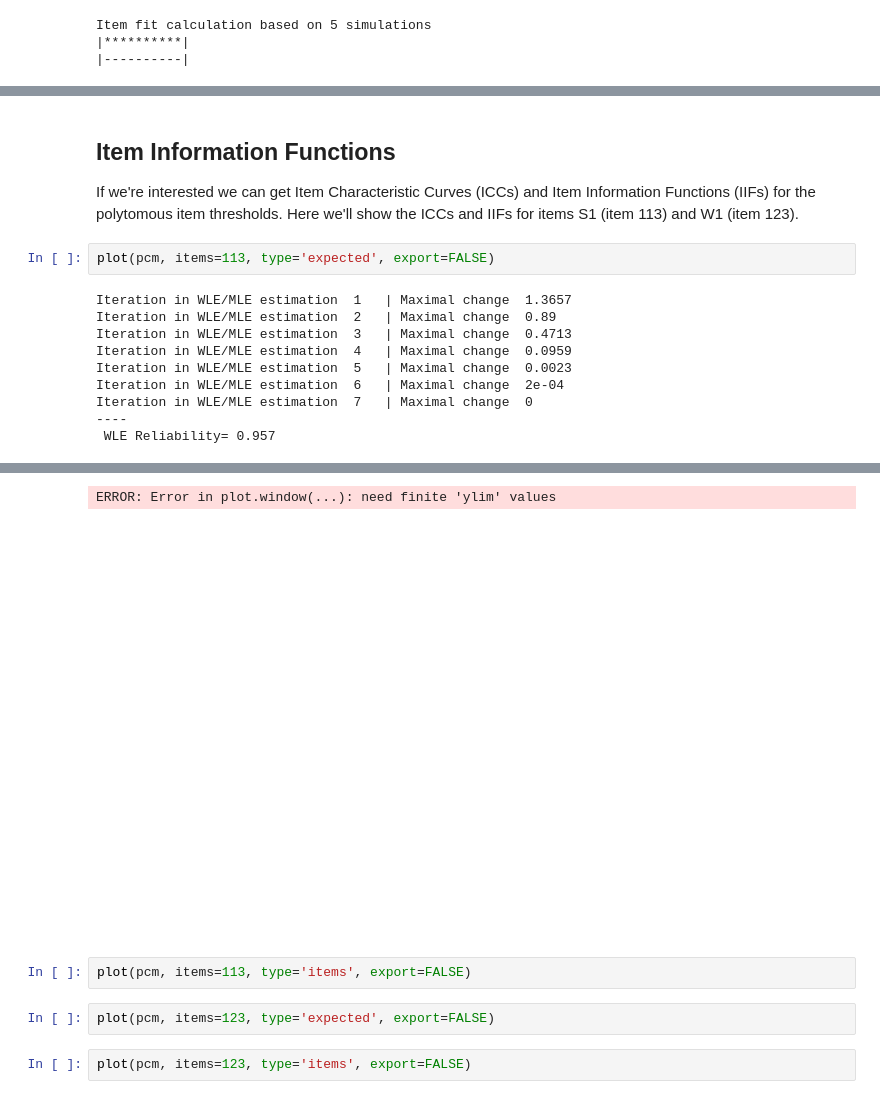
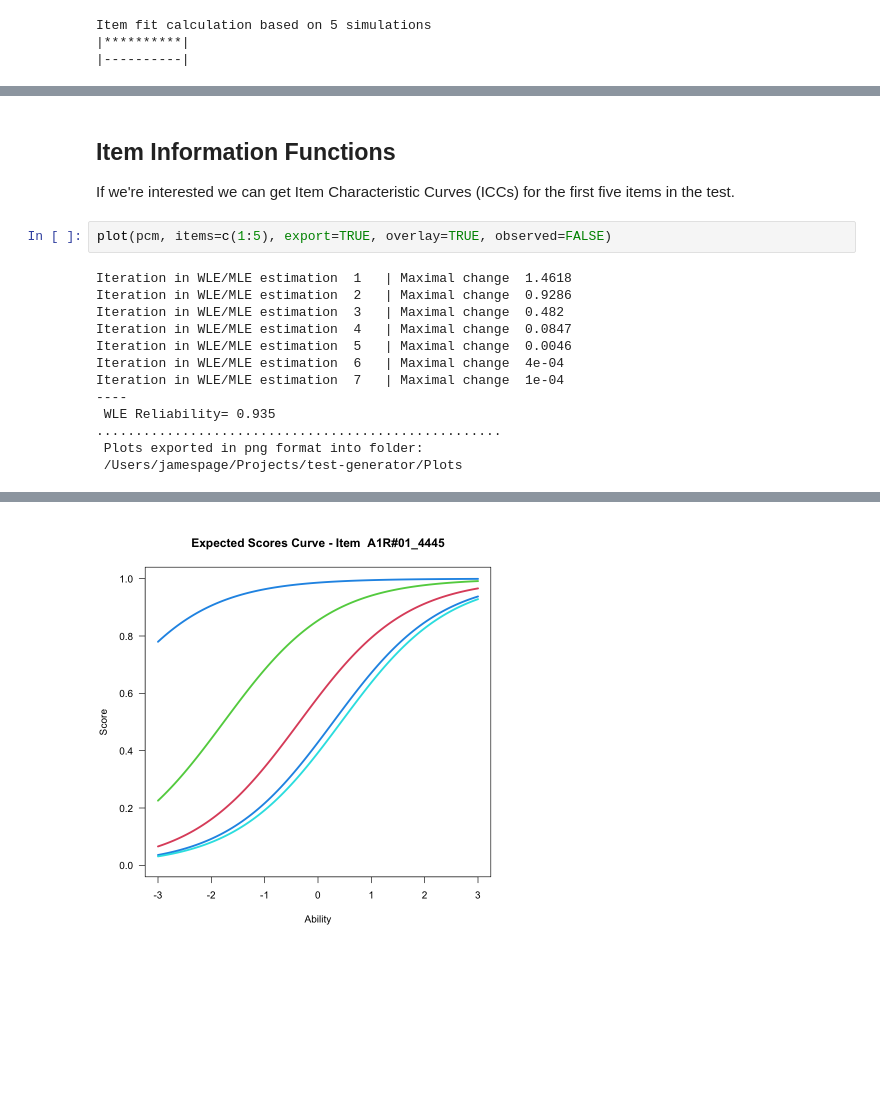
Before and after one commit to jp-loonytoon/test-generator, a Jupyter notebook: analyseTest.ipynb, the cells around one changed output, grey strips where cells are left out. Cells and saved outputs as stored; diff of their text form; blank space fills up the shorter version.

```diff
--- a/analyseTest.ipynb
+++ b/analyseTest.ipynb
@@ -166,15 +185,18 @@ A data.frame: 6 × 9
 # %% [markdown]
 ## Item Information Functions
-If we're interested we can get Item Characteristic Curves (ICCs) and Item Information Functions (IIFs) for the polytomous item thresholds. Here we'll show the ICCs and IIFs for items S1 (item 113) and W1 (item 123).
+If we're interested we can get Item Characteristic Curves (ICCs) for the first five items in the test.
 # %%
-plot(pcm, items=113, type='expected', export=FALSE)
+plot(pcm, items=c(1:5), export=TRUE, overlay=TRUE, observed=FALSE)
 # %% [output]
-Iteration in WLE/MLE estimation  1   | Maximal change  1.3657
-Iteration in WLE/MLE estimation  2   | Maximal change  0.89
-Iteration in WLE/MLE estimation  3   | Maximal change  0.4713
-Iteration in WLE/MLE estimation  4   | Maximal change  0.0959
-Iteration in WLE/MLE estimation  5   | Maximal change  0.0023
-Iteration in WLE/MLE estimation  6   | Maximal change  2e-04
-Iteration in WLE/MLE estimation  7   | Maximal change  0
+Iteration in WLE/MLE estimation  1   | Maximal change  1.4618
+Iteration in WLE/MLE estimation  2   | Maximal change  0.9286
+Iteration in WLE/MLE estimation  3   | Maximal change  0.482
+Iteration in WLE/MLE estimation  4   | Maximal change  0.0847
+Iteration in WLE/MLE estimation  5   | Maximal change  0.0046
+Iteration in WLE/MLE estimation  6   | Maximal change  4e-04
+Iteration in WLE/MLE estimation  7   | Maximal change  1e-04
 ----
- WLE Reliability= 0.957
+ WLE Reliability= 0.935
+....................................................
+ Plots exported in png format into folder:
+ /Users/jamespage/Projects/test-generator/Plots
@@ -183,8 +203 @@ Warning message in max(tamobj$resp[, i], na.rm = TRUE):
-ERROR: Error in plot.window(...): need finite 'ylim' values
-[figure, old version]
+[figure, new version]
-# %%
-plot(pcm, items=113, type='items', export=FALSE)
-# %%
-plot(pcm, items=123, type='expected', export=FALSE)
-# %%
-plot(pcm, items=123, type='items', export=FALSE)
```
Also changed, not shown: parts of 12 cells of this notebook, 2 other files.
